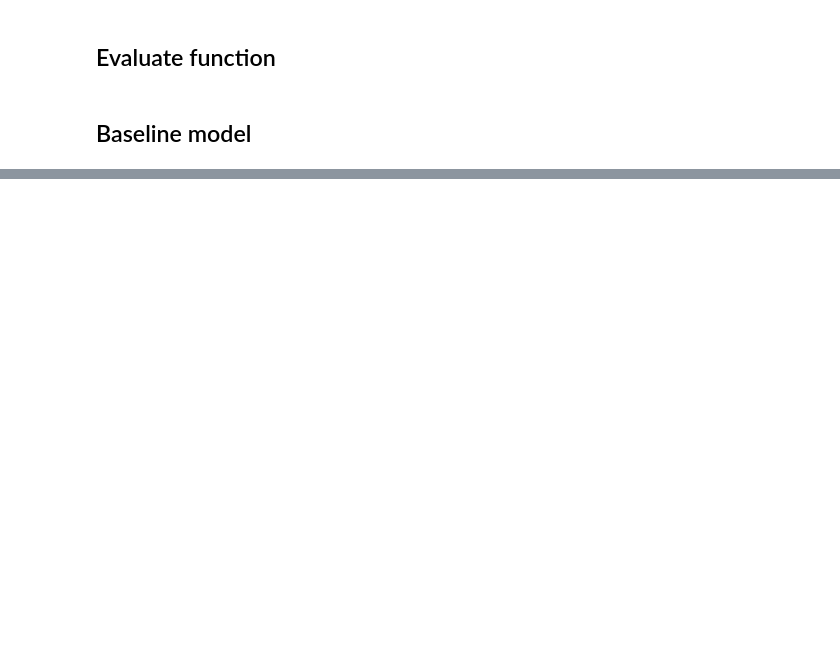
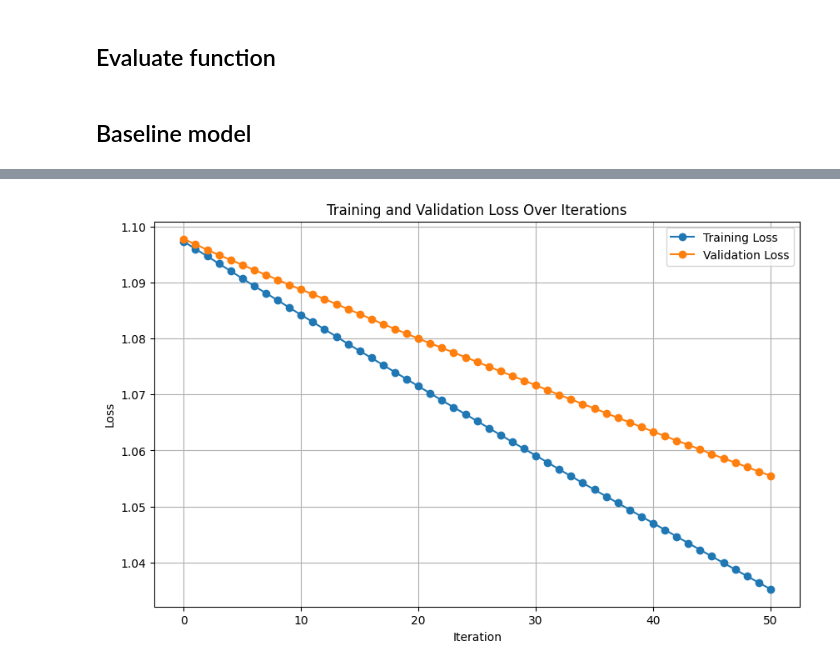
Before and after one commit to misosvec/ml-course-project, a Jupyter notebook: fsa.ipynb, the cells around one changed output, grey strips where cells are left out. Drawn from its saved outputs; the diff is of its cells as text; code cells hidden in the pictures; blank space fills up the shorter version.

```diff
--- a/fsa.ipynb
+++ b/fsa.ipynb
@@ -164,0 +247,29 @@ TypeError: can't convert cuda:0 device type tensor to numpy. Use Tensor.cpu() to
+# %%
+results = xgbclf.evals_result()
+train_results = results['validation_0']
+valid_results = results['validation_1']
+
+import matplotlib.pyplot as plt
+
+plt.figure(figsize=(10, 6))
+plt.plot(
+    range(len(train_results['mlogloss'])),
+    train_results['mlogloss'],
+    label='Training Loss',
+    marker='o'
+)
+plt.plot(
+    range(len(valid_results['mlogloss'])),
+    valid_results['mlogloss'],
+    label='Validation Loss',
+    marker='o'
+)
+
+plt.xlabel('Iteration')
+plt.ylabel('Loss')
+plt.title('Training and Validation Loss Over Iterations')
+plt.legend()
+plt.grid(True)
+plt.show()
+# %% [output]
+[figure, added]
```
Also changed, not shown: parts of 22 cells of this notebook.
